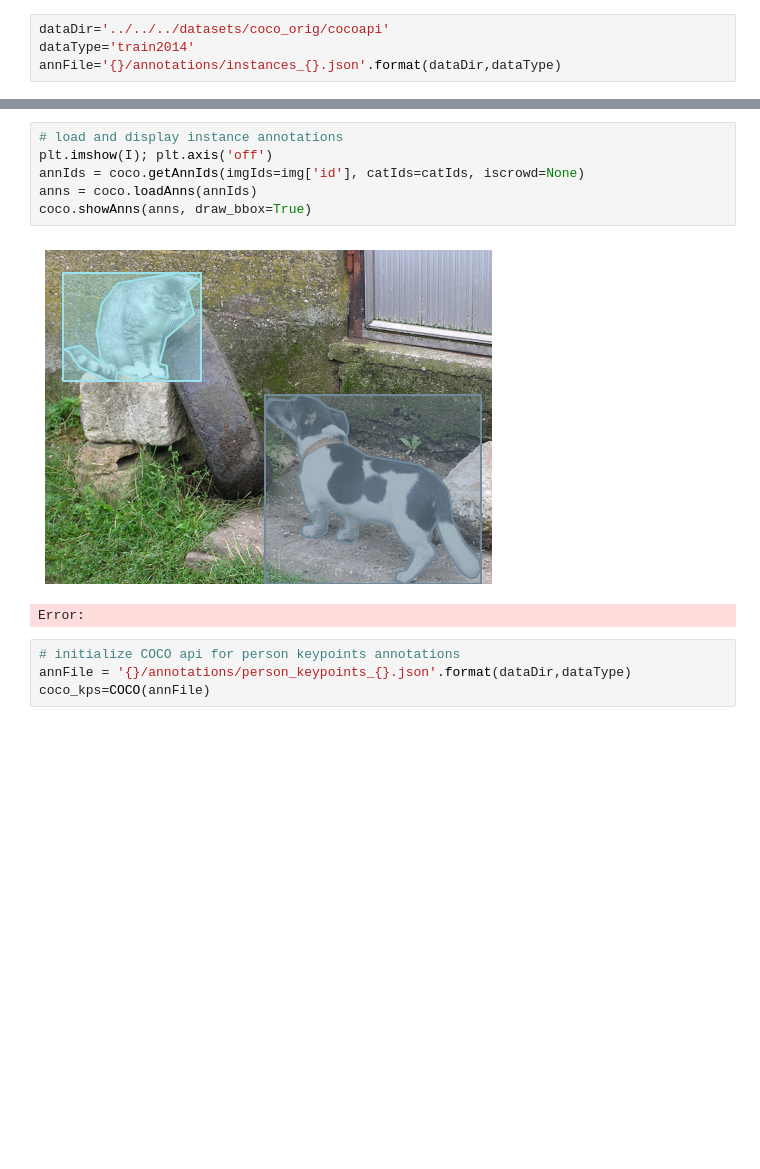
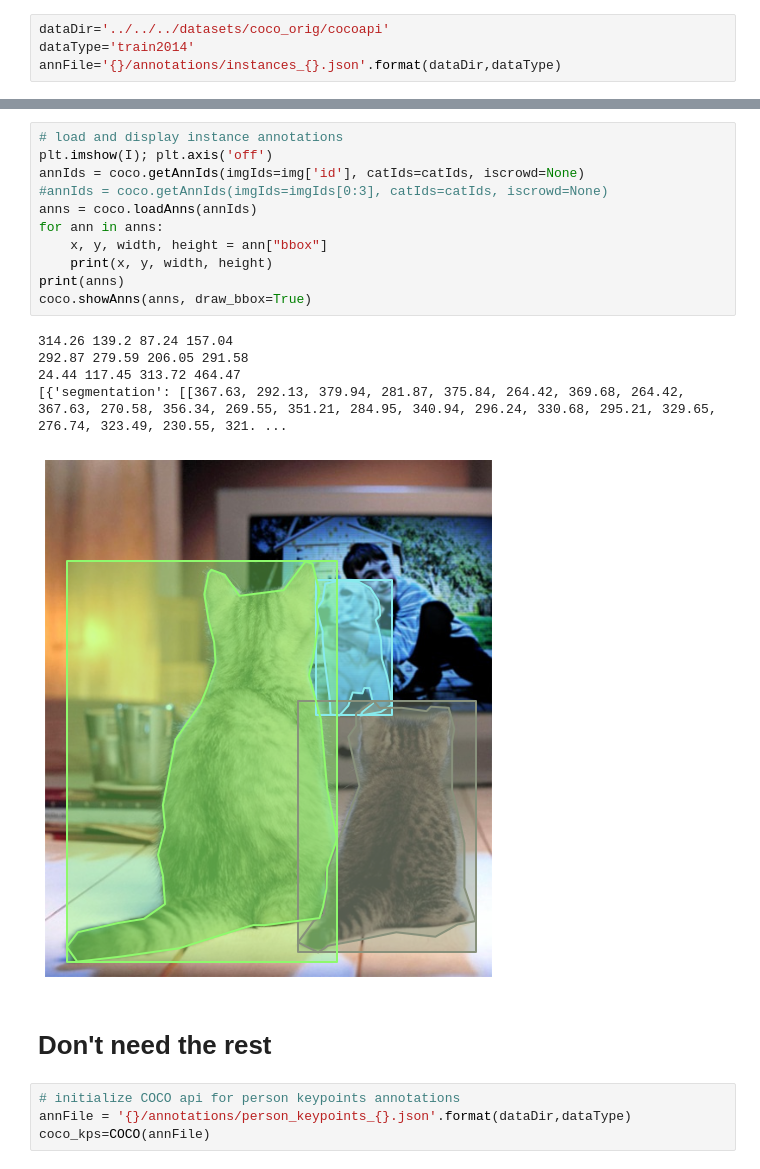
Before and after one commit to jeffreyboschman/object_detection_data_api, a Jupyter notebook: PythonAPI/pycocoDemo.ipynb, the cells around one changed output, grey strips where cells are left out. Cells and saved outputs as stored; diff of their text form; blank space fills up the shorter version.

```diff
--- a/PythonAPI/pycocoDemo.ipynb
+++ b/PythonAPI/pycocoDemo.ipynb
@@ -52,12 +61,22 @@ plt.show()
 # %%
 # load and display instance annotations
 plt.imshow(I); plt.axis('off')
 annIds = coco.getAnnIds(imgIds=img['id'], catIds=catIds, iscrowd=None)
+#annIds = coco.getAnnIds(imgIds=imgIds[0:3], catIds=catIds, iscrowd=None)
 anns = coco.loadAnns(annIds)
+for ann in anns:
+    x, y, width, height = ann["bbox"]
+    print(x, y, width, height)
+print(anns)
 coco.showAnns(anns, draw_bbox=True)
 # %% [output]
+314.26 139.2 87.24 157.04
+292.87 279.59 206.05 291.58
+24.44 117.45 313.72 464.47
+[{'segmentation': [[367.63, 292.13, 379.94, 281.87, 375.84, 264.42, 369.68, 264.42, 367.63, 270.58, 356.34, 269.55, 351.21, 284.95, 340.94, 296.24, 330.68, 295.21, 329.65, 276.74, 323.49, 230.55, 321. ...
-[figure, old version]
+[figure, new version]
-Error:
+# %% [markdown]
+# Don't need the rest
 # %%
 # initialize COCO api for person keypoints annotations
 annFile = '{}/annotations/person_keypoints_{}.json'.format(dataDir,dataType)
```
Also changed, not shown: parts of 4 cells of this notebook.
